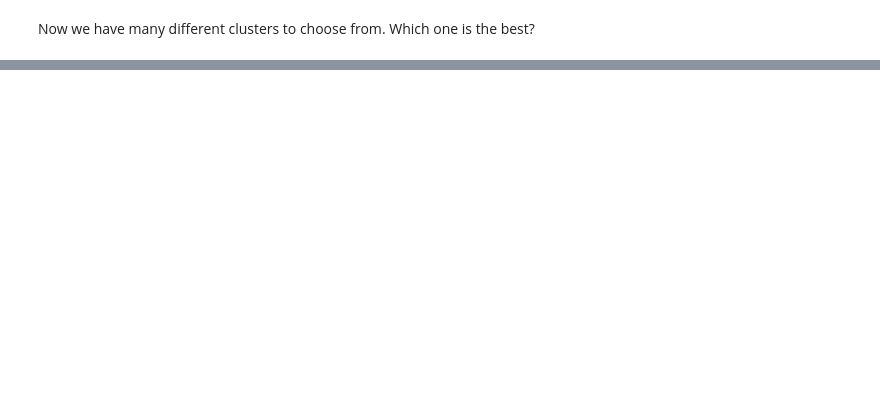
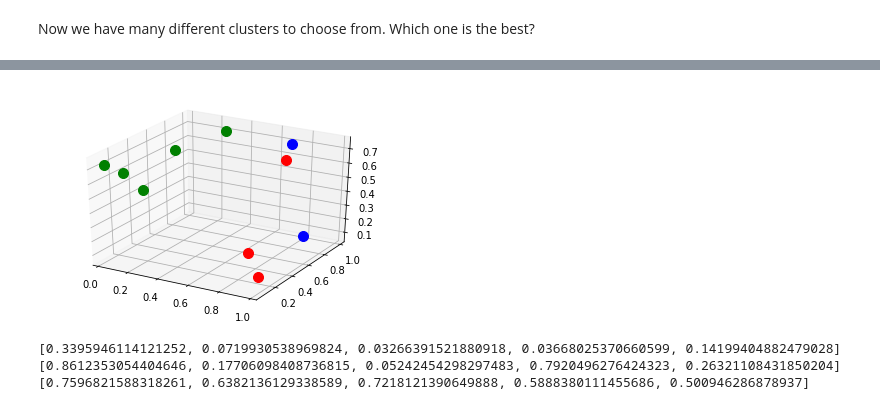
Before and after one commit to CrawfordGroup/lml, a Jupyter notebook: tutorials/ml-clustering.ipynb, the cells around one changed output, grey strips where cells are left out. Saved outputs shown, nothing was run; the diff lists cells and outputs as text; code cells hidden in the pictures; blank space fills up the shorter version.

```diff
--- a/tutorials/ml-clustering.ipynb
+++ b/tutorials/ml-clustering.ipynb
@@ -161,0 +180,27 @@ plt.show()
+# %%
+M = 3
+maps_list = []
+errors = []
+pts = np.asarray([[x_vals[i],y_vals[i],z_vals[i]] for i in range(len(x_vals))])
+for i in range(0,10):
+    maps = k_means(pts,M)
+    maps_list.append(maps)
+    errors.append(cen_err(maps))
+best = np.argmin(errors)
+
+fig = plt.figure()
+ax = fig.gca(projection='3d')
+for j in range(0,M): # graph each center in a separate color
+    xvals = [maps_list[best][j][k][0][0] for k in range(0,len(maps_list[best][j]))]
+    yvals = [maps_list[best][j][k][0][1] for k in range(0,len(maps_list[best][j]))]
+    zvals = [maps_list[best][j][k][0][2] for k in range(0,len(maps_list[best][j]))]
+    ax.plot(xvals,yvals,zvals,color_list[j] + 'o',markersize=10)
+plt.show()
+print(xvals)
+print(yvals)
+print(zvals)
+# %% [output]
+[figure, added]
+[0.3395946114121252, 0.0719930538969824, 0.03266391521880918, 0.03668025370660599, 0.14199404882479028]
+[0.8612353054404646, 0.17706098408736815, 0.05242454298297483, 0.7920496276424323, 0.26321108431850204]
+[0.7596821588318261, 0.6382136129338589, 0.7218121390649888, 0.5888380111455686, 0.500946286878937]
```
Also changed, not shown: parts of 7 cells of this notebook.
